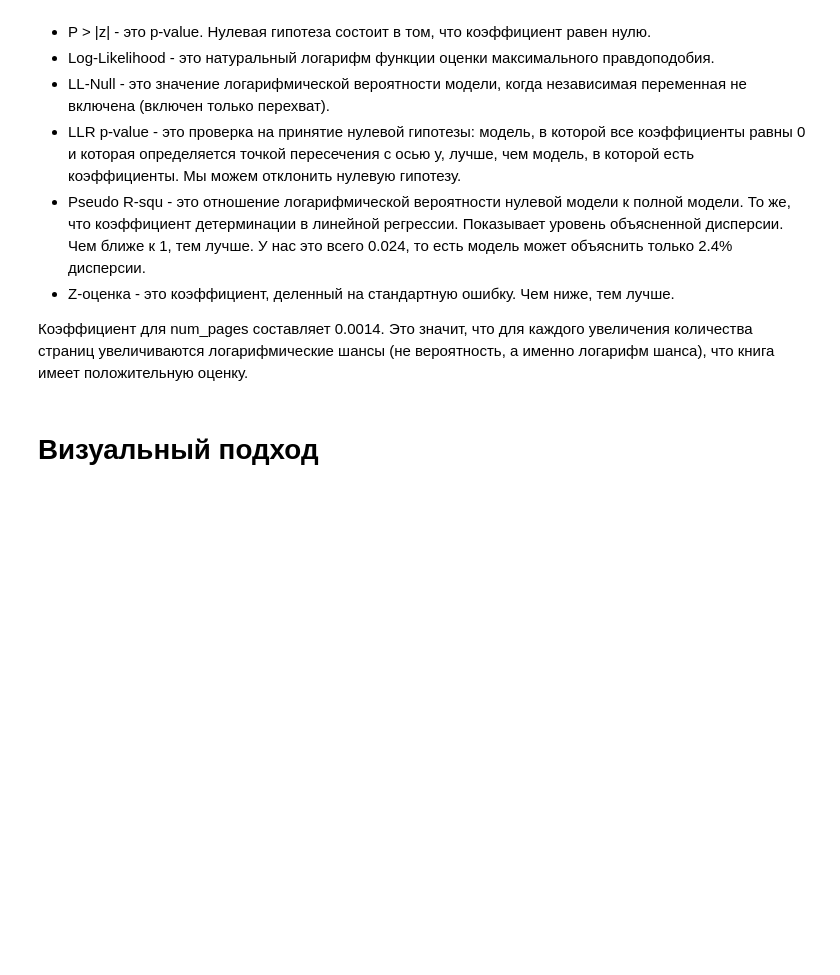
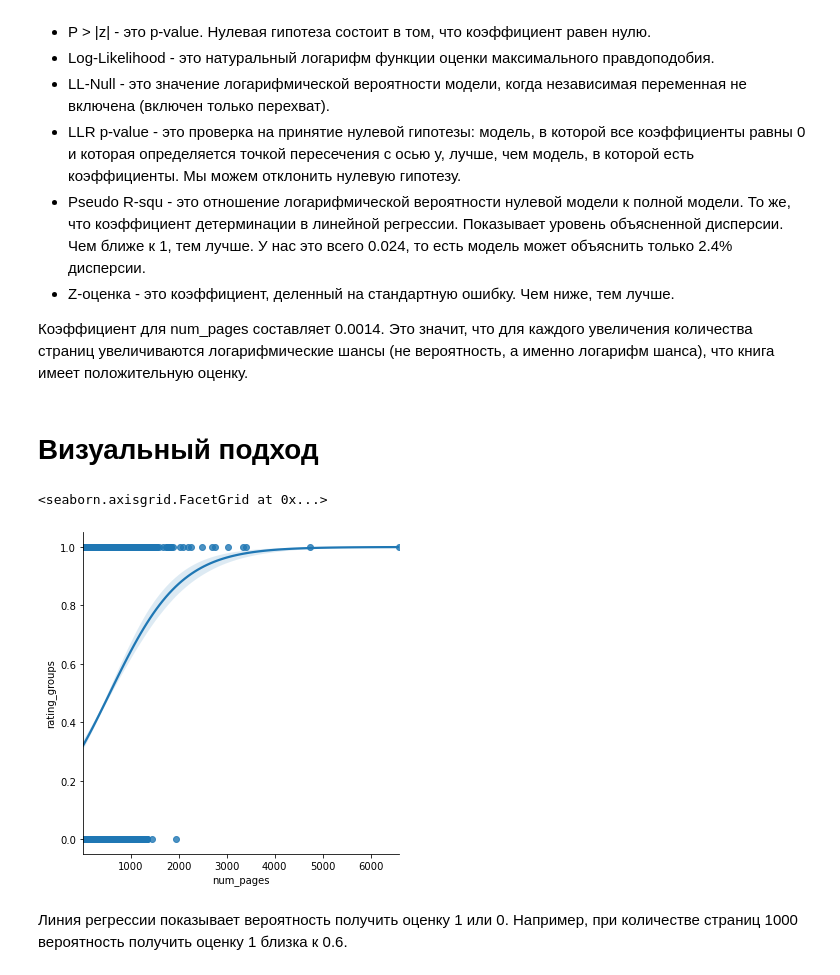
Before and after one commit to anastasiaaam/goodreads, a Jupyter notebook: goodreads_4.ipynb, the cells around one changed output. Saved outputs shown, nothing was run; the diff lists cells and outputs as text; code cells hidden in the pictures; blank space fills up the shorter version.

Commit message:
visual approach, statistical approach

```diff
--- a/goodreads_4.ipynb
+++ b/goodreads_4.ipynb
@@ -149,3 +149,10 @@ text_reviews_count  2.252e-05   1.66e-05      1.360      0.174   -9.94e-06     5
 Коэффициент для num_pages составляет 0.0014. Это значит, что для каждого увеличения количества страниц увеличиваются логарифмические шансы (не вероятность, а именно логарифм шанса), что книга имеет положительную оценку.
 # %% [markdown]
 # Визуальный подход
+# %%
+sns.lmplot(x = 'num_pages', y = 'rating_groups', data = db, logistic=True)
+# %% [output]
+<seaborn.axisgrid.FacetGrid at 0x...>
+[figure, added]
+# %% [markdown]
+Линия регрессии показывает вероятность получить оценку 1 или 0. Например, при количестве страниц 1000 вероятность получить оценку 1 близка к 0.6.
```
Also changed, not shown: parts of 26 cells of this notebook.
